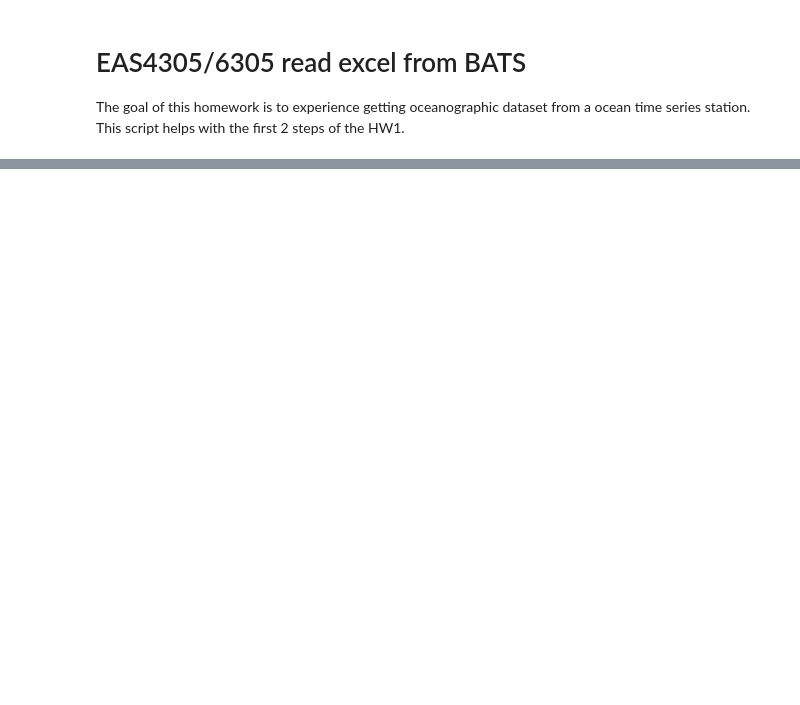
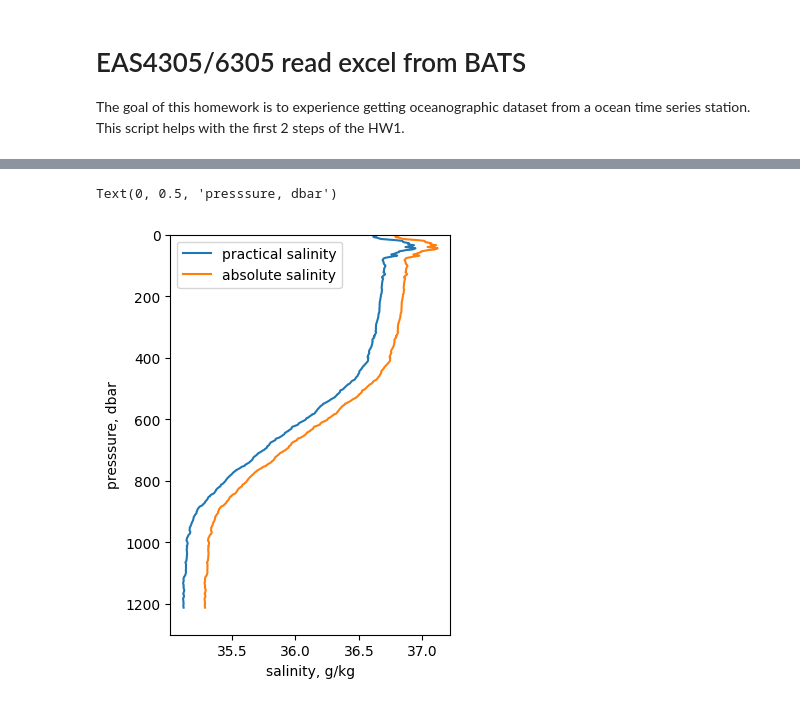
Before and after one commit to takaito1/EAS6305_F24, a Jupyter notebook: week1/read_excel_from_BATS.ipynb, the cells around one changed output, grey strips where cells are left out. Cells and saved outputs as stored; diff of their text form; code cells hidden in the pictures; blank space fills up the shorter version.

```diff
--- a/week1/read_excel_from_BATS.ipynb
+++ b/week1/read_excel_from_BATS.ipynb
@@ -63,0 +21,4 @@ Text(0, 0.5, 'presssure, dbar')
+# %%
+# Step 1 download data from BATS
+df = pd.read_csv('https://datadocs.bco-dmo.org/file/m7zA3onuPG01JD/3918_v10_bats_ctd_2020-2024.csv')
+df.head() # display the first 5 rows
@@ -63,0 +46,23 @@ Text(0, 0.5, 'presssure, dbar')
+# %%
+# extract a specific parameter from specific cast / cruise
+new_df = df.loc[(df.Cruise_num==10370)&(df.Cast==1)]
+T = new_df['Temperature']
+S = new_df['Salinity']
+P = new_df['Pressure']
+lon = new_df['Longitude_deployed']
+lat = new_df['Latitude_deployed']
+# %%
+# now calculate absolute salinity
+sa = gsw.SA_from_SP(S,P,lon,lat)
+#
+fig=plt.figure(figsize=(3.5,5))
+ax=fig.add_subplot([.1,.1,.8,.8])
+ax.plot(S,P,label='practical salinity')
+ax.plot(sa,P,label='absolute salinity')
+ax.set_ylim(1300,0)
+ax.legend()
+ax.set_xlabel('salinity, g/kg')
+ax.set_ylabel('presssure, dbar')
+# %% [output]
+Text(0, 0.5, 'presssure, dbar')
+[figure, added]
```
Also changed, not shown: parts of 7 cells of this notebook.
